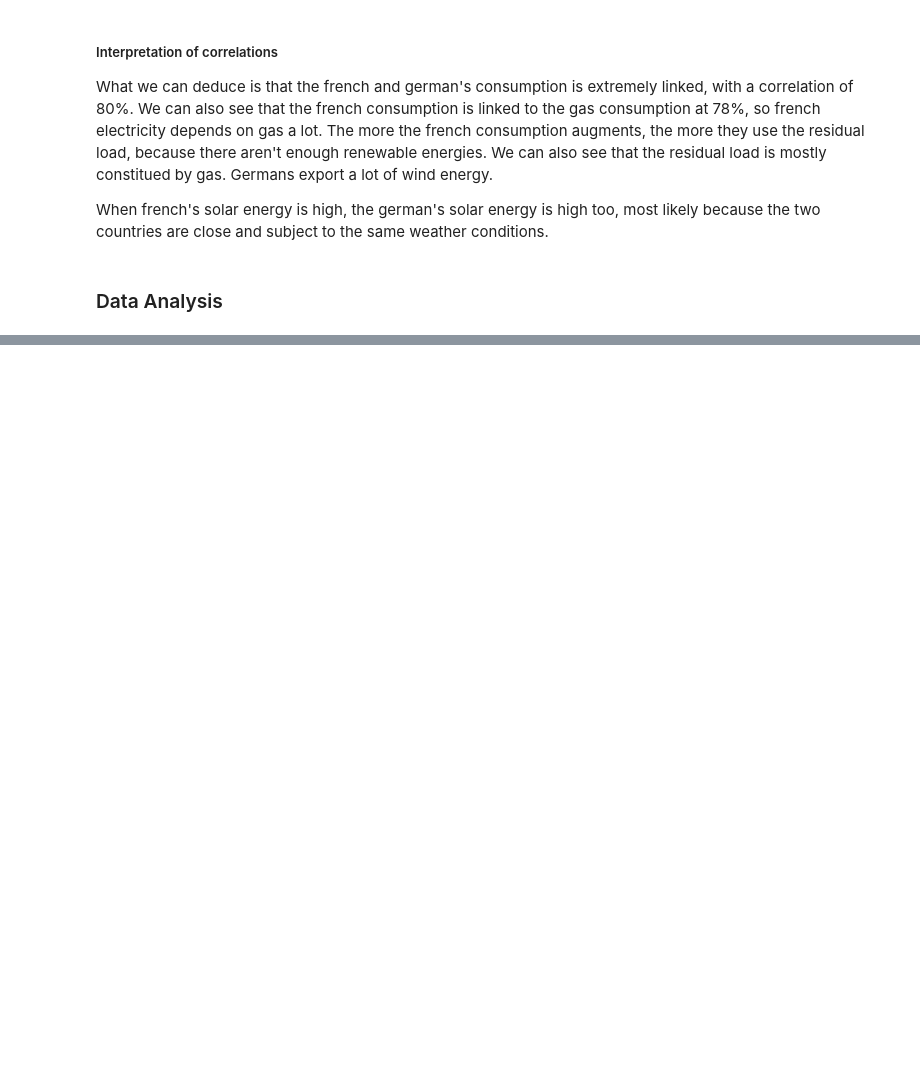
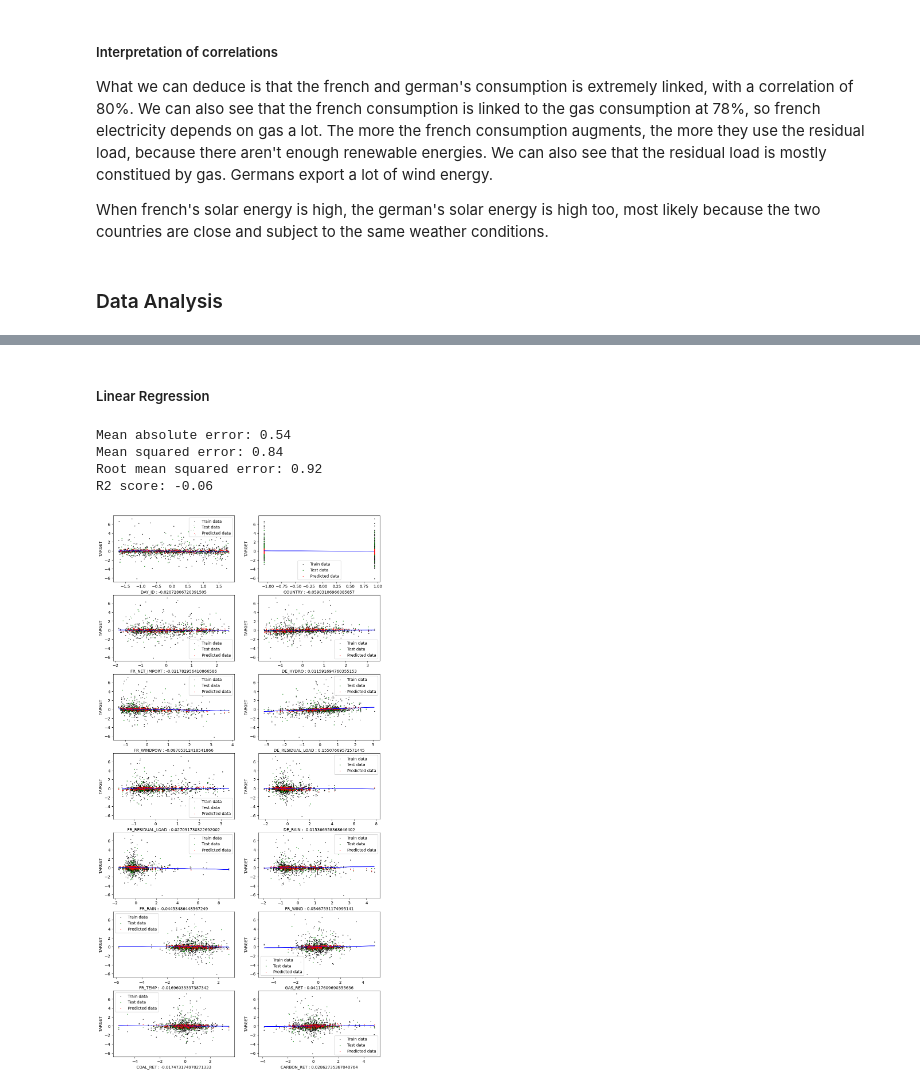
Before and after one commit to Blyzi/electricity-price-machine-learning, a Jupyter notebook: main.ipynb, the cells around one changed output, grey strips where cells are left out. Saved outputs shown, nothing was run; the diff lists cells and outputs as text; code cells hidden in the pictures; blank space fills up the shorter version.

```diff
--- a/main.ipynb
+++ b/main.ipynb
@@ -150,7 +154,7 @@ plt.show()
 [figure]
 # %%
 # Print each column correlation with each other
-treashold = 0.75
+treashold = 0.5
 variable_seen = []
 highest_correlation = []
 for i in df.columns:
@@ -187,27 +197,3 @@ When french's solar energy is high, the german's solar energy is high too, most
 df = df.drop(highest_correlation, axis=1)
 # %% [markdown]
 ### Data Analysis
-# %%
-# linear regression
-
-X = df.copy().drop(['TARGET'], axis=1)
-y = df['TARGET']
-
-X_train, X_test, y_train, y_test = train_test_split(X, y, test_size=0.2, random_state=1)
-
-
-linear_regression = LinearRegression()
-
-reg = linear_regression.fit(X_train, y_train)
-
-y_pred = reg.predict(X_test)
-
-print('Coefficients: \n')
-# Print coefficient for each variable
-for i, j in enumerate(X.columns):
-    print("{:<15} : {}".format(j, reg.coef_[i]))
-
-print('Mean Absolute Error:', metrics.mean_absolute_error(y_test, y_pred))
-print('Mean Squared Error:', metrics.mean_squared_error(y_test, y_pred))
-print('Root Mean Squared Error:', np.sqrt(metrics.mean_squared_error(y_test, y_pred)))
-print('R2 score:', metrics.r2_score(y_test, y_pred))
@@ -264,0 +223,7 @@ for i, j in enumerate(X.columns):
+# %%
+# Print metrics
+def print_metrics(y_test, y_pred):
+    print("Mean absolute error: %.2f" % metrics.mean_absolute_error(y_test, y_pred))
+    print("Mean squared error: %.2f" % metrics.mean_squared_error(y_test, y_pred))
+    print("Root mean squared error: %.2f" % np.sqrt(metrics.mean_squared_error(y_test, y_pred)))
+    print("R2 score: %.2f" % metrics.r2_score(y_test, y_pred))
@@ -264,0 +237,20 @@ for i, j in enumerate(X.columns):
+# %% [markdown]
+##### Linear Regression
+# %%
+# Linear regression
+
+linear_regression = LinearRegression()
+
+reg = linear_regression.fit(X_train, y_train)
+
+y_pred = reg.predict(X_test)
+
+print_metrics(y_test, y_pred)
+
+plot_result(X, X_train, X_test, y_train, y_test, y_pred, reg=reg)
+# %% [output]
+Mean absolute error: 0.54
+Mean squared error: 0.84
+Root mean squared error: 0.92
+R2 score: -0.06
+[figure, added]
```
Also changed, not shown: parts of 17 cells of this notebook.
